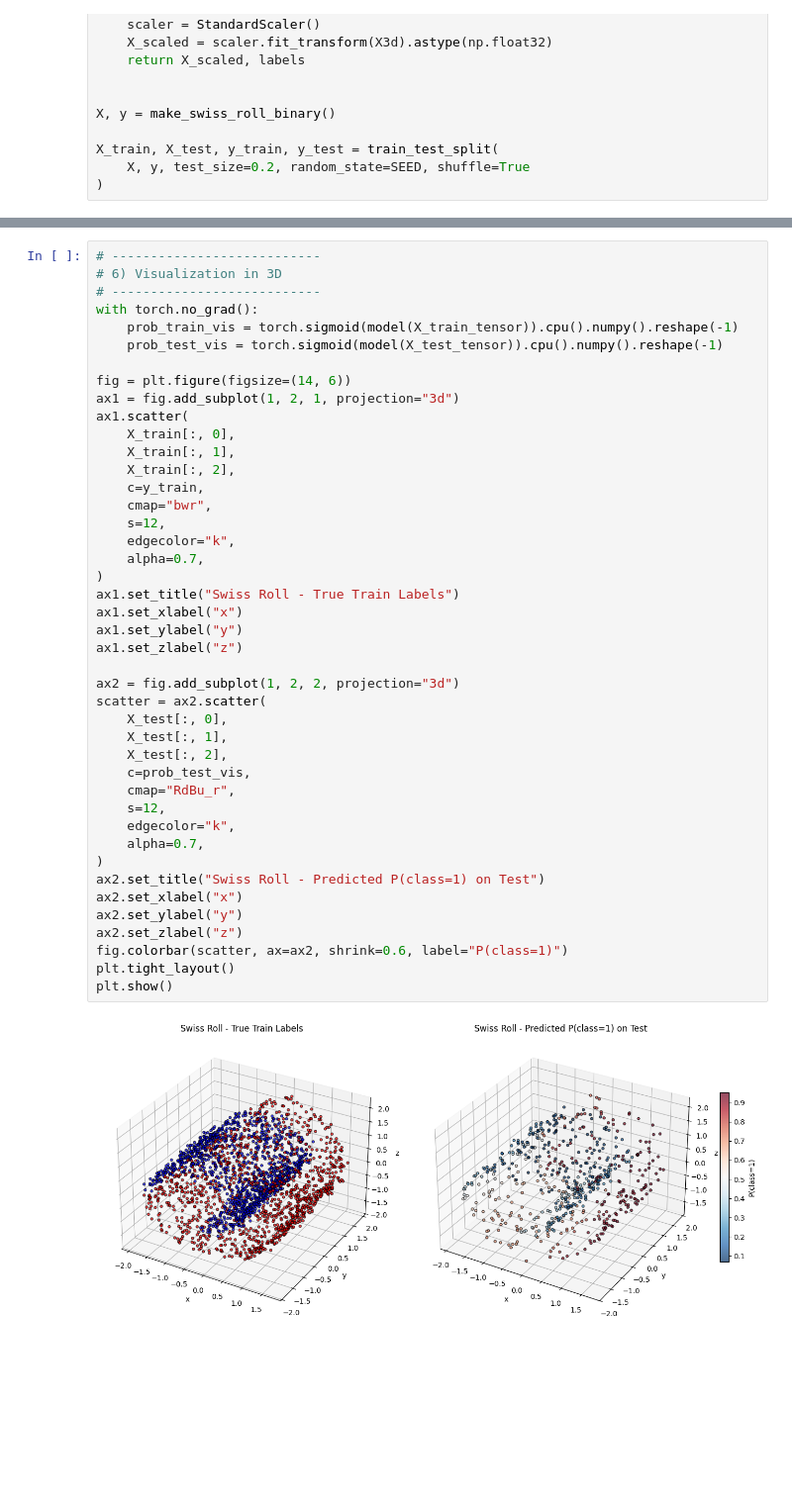
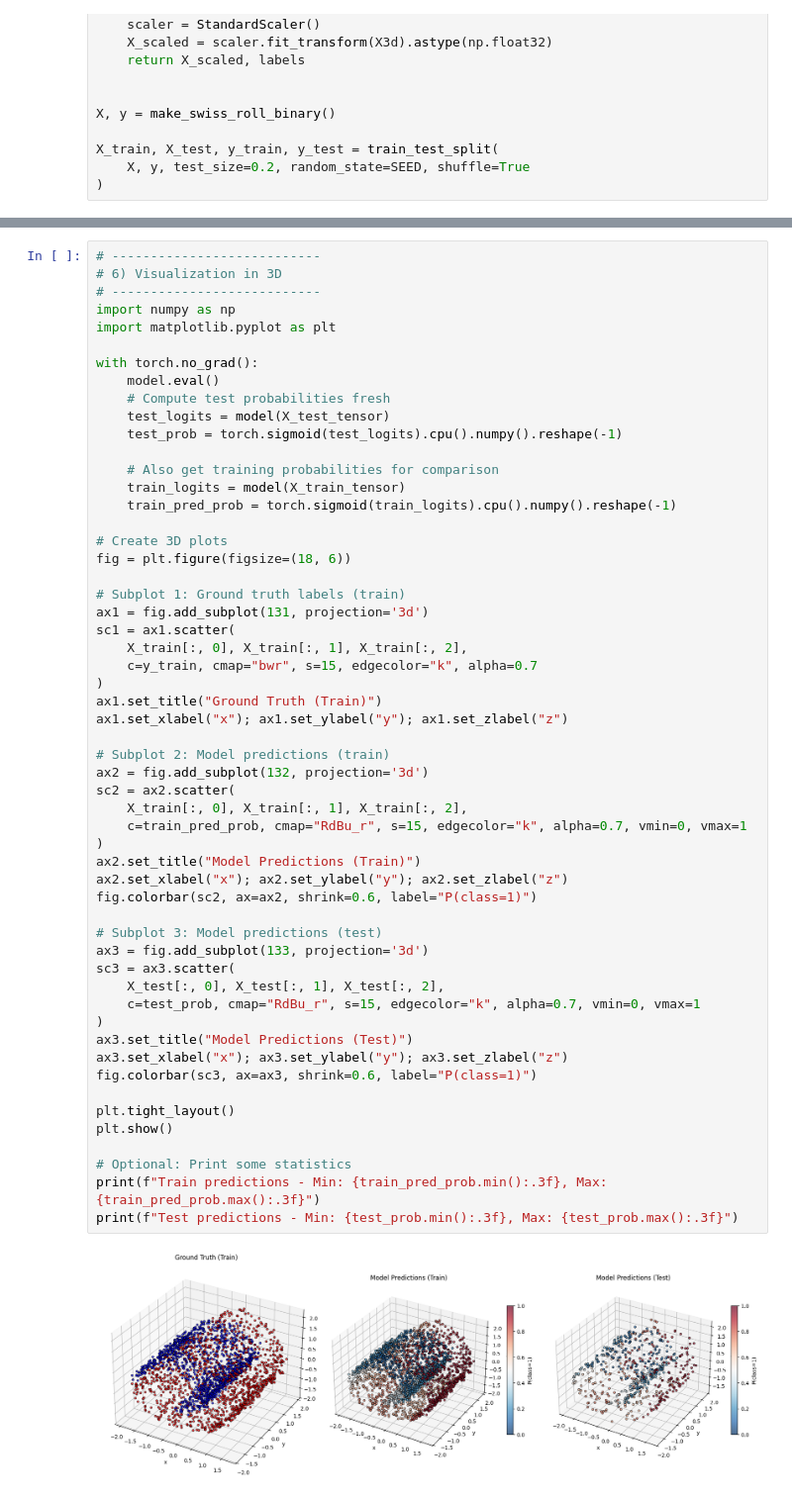
Before and after one commit to naforoutan/ReLaFIS, a Jupyter notebook: classification/swiss-roll/swiss_roll_advanced_mf.ipynb, the cells around one changed output, grey strips where cells are left out. Shown at 99% size. Drawn from its saved outputs; the diff is of its cells as text; blank space fills up the shorter version.

```diff
--- a/classification/swiss-roll/swiss_roll_advanced_mf.ipynb
+++ b/classification/swiss-roll/swiss_roll_advanced_mf.ipynb
@@ -153,45 +181,57 @@ Test: accuracy rate 0.982 (589/600 correct points) | error 0.018 (11 wrong point
 # %%
 # ---------------------------
 # 6) Visualization in 3D
 # ---------------------------
+import numpy as np
+import matplotlib.pyplot as plt
+
 with torch.no_grad():
-    prob_train_vis = torch.sigmoid(model(X_train_tensor)).cpu().numpy().reshape(-1)
-    prob_test_vis = torch.sigmoid(model(X_test_tensor)).cpu().numpy().reshape(-1)
+    model.eval()
+    # Compute test probabilities fresh
+    test_logits = model(X_test_tensor)
+    test_prob = torch.sigmoid(test_logits).cpu().numpy().reshape(-1)
 
-fig = plt.figure(figsize=(14, 6))
-ax1 = fig.add_subplot(1, 2, 1, projection="3d")
-ax1.scatter(
-    X_train[:, 0],
-    X_train[:, 1],
-    X_train[:, 2],
-    c=y_train,
-    cmap="bwr",
-    s=12,
-    edgecolor="k",
-    alpha=0.7,
+    # Also get training probabilities for comparison
+    train_logits = model(X_train_tensor)
+    train_pred_prob = torch.sigmoid(train_logits).cpu().numpy().reshape(-1)
+
+# Create 3D plots
+fig = plt.figure(figsize=(18, 6))
+
+# Subplot 1: Ground truth labels (train)
+ax1 = fig.add_subplot(131, projection='3d')
+sc1 = ax1.scatter(
+    X_train[:, 0], X_train[:, 1], X_train[:, 2],
+    c=y_train, cmap="bwr", s=15, edgecolor="k", alpha=0.7
 )
-ax1.set_title("Swiss Roll - True Train Labels")
-ax1.set_xlabel("x")
-ax1.set_ylabel("y")
-ax1.set_zlabel("z")
+ax1.set_title("Ground Truth (Train)")
+ax1.set_xlabel("x"); ax1.set_ylabel("y"); ax1.set_zlabel("z")
 
-ax2 = fig.add_subplot(1, 2, 2, projection="3d")
-scatter = ax2.scatter(
-    X_test[:, 0],
-    X_test[:, 1],
-    X_test[:, 2],
-    c=prob_test_vis,
-    cmap="RdBu_r",
-    s=12,
-    edgecolor="k",
-    alpha=0.7,
+# Subplot 2: Model predictions (train)
+ax2 = fig.add_subplot(132, projection='3d')
+sc2 = ax2.scatter(
+    X_train[:, 0], X_train[:, 1], X_train[:, 2],
+    c=train_pred_prob, cmap="RdBu_r", s=15, edgecolor="k", alpha=0.7, vmin=0, vmax=1
 )
-ax2.set_title("Swiss Roll - Predicted P(class=1) on Test")
-ax2.set_xlabel("x")
-ax2.set_ylabel("y")
-ax2.set_zlabel("z")
-fig.colorbar(scatter, ax=ax2, shrink=0.6, label="P(class=1)")
+ax2.set_title("Model Predictions (Train)")
+ax2.set_xlabel("x"); ax2.set_ylabel("y"); ax2.set_zlabel("z")
+fig.colorbar(sc2, ax=ax2, shrink=0.6, label="P(class=1)")
+
+# Subplot 3: Model predictions (test)
+ax3 = fig.add_subplot(133, projection='3d')
+sc3 = ax3.scatter(
+    X_test[:, 0], X_test[:, 1], X_test[:, 2],
+    c=test_prob, cmap="RdBu_r", s=15, edgecolor="k", alpha=0.7, vmin=0, vmax=1
+)
+ax3.set_title("Model Predictions (Test)")
+ax3.set_xlabel("x"); ax3.set_ylabel("y"); ax3.set_zlabel("z")
+fig.colorbar(sc3, ax=ax3, shrink=0.6, label="P(class=1)")
+
 plt.tight_layout()
 plt.show()
+
+# Optional: Print some statistics
+print(f"Train predictions - Min: {train_pred_prob.min():.3f}, Max: {train_pred_prob.max():.3f}")
+print(f"Test predictions - Min: {test_prob.min():.3f}, Max: {test_prob.max():.3f}")
 # %% [output]
-[figure, old version]
+[figure, new version]
```
Also changed, not shown: parts of 4 cells of this notebook, 11 other files.
